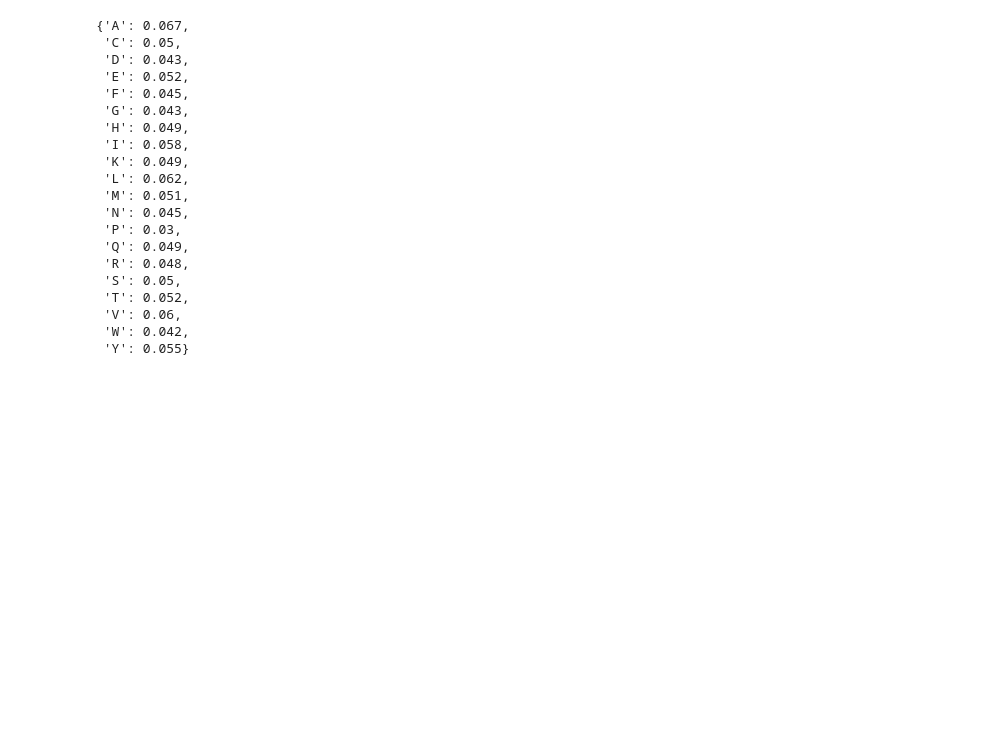
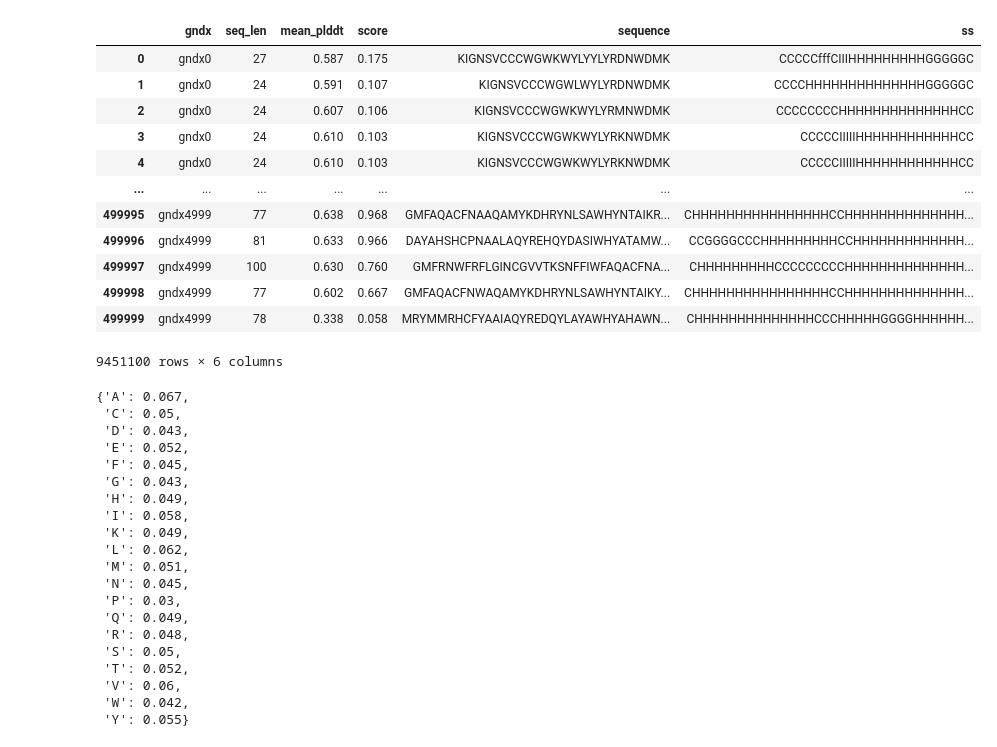
Before and after one commit to sahakyanhk/pfes, a Jupyter notebook: jupyter/psef_stat.ipynb, the cells around one changed output. Cells and saved outputs as stored; diff of their text form; code cells hidden in the pictures; blank space fills up the shorter version.

```diff
--- a/jupyter/psef_stat.ipynb
+++ b/jupyter/psef_stat.ipynb
@@ -14,16 +27,33 @@ d = {'CYS': 'C', 'ASP': 'D', 'SER': 'S', 'GLN': 'Q', 'LYS': 'K',
 # %%
 df = pd.DataFrame()
+resultsdir = '../../SFE_RESULTS/'
+for log in os.listdir(resultsdir):
+    if log.startswith('SFpfes'):
+        print(resultsdir + log + '/progress.log')
+        dftmp = pd.read_csv(resultsdir + log + '/progress.log', sep='\t', comment='#')
+        dftmp = dftmp[['gndx','seq_len','mean_plddt', 'score', 'sequence','ss']]
+        #dftmp = dftmp.groupby('gndx').head(100)
+        df = pd.concat([df, dftmp])
 
-for log in os.listdir('pfes_logs'):
-    if log.startswith('SFpfes'):
-        print(f"concating {log}")
-        dftmp = pd.read_csv('pfes_logs/' + log, sep='\t', comment='#')
-        #dftmp = dftmp.groupby('gndx').head(100)
-    df = pd.concat([df, dftmp])
 
+#log = df
 #log['ndx']  = log.index
 # %%
-log = df
+df
+# %% [output]
+|  | gndx | seq_len | mean_plddt | score | sequence | ss |
+| 0 | gndx0 | 27 | 0.587 | 0.175 | KIGNSVCCCWGWKWYLYYLYRDNWDMK | CCCCCfffCIIIHHHHHHHHHGGGGGC |
+| 1 | gndx0 | 24 | 0.591 | 0.107 | KIGNSVCCCWGWLWYLYRDNWDMK | CCCCHHHHHHHHHHHHHHGGGGGC |
+| 2 | gndx0 | 24 | 0.607 | 0.106 | KIGNSVCCCWGWKWYLYRMNWDMK | CCCCCCCCHHHHHHHHHHHHHHCC |
+| 3 | gndx0 | 24 | 0.610 | 0.103 | KIGNSVCCCWGWKWYLYRKNWDMK | CCCCCIIIIIHHHHHHHHHHHHCC |
+| 4 | gndx0 | 24 | 0.610 | 0.103 | KIGNSVCCCWGWKWYLYRKNWDMK | CCCCCIIIIIHHHHHHHHHHHHCC |
+| ... | ... | ... | ... | ... | ... | ... |
+| 499995 | gndx4999 | 77 | 0.638 | 0.968 | GMFAQACFNAAQAMYKDHRYNLSAWHYNTAIKR... | CHHHHHHHHHHHHHHHHCCHHHHHHHHHHHHHH... |
+| 499996 | gndx4999 | 81 | 0.633 | 0.966 | DAYAHSHCPNAALAQYREHQYDASIWHYATAMW... | CCGGGGCCCHHHHHHHHHCCHHHHHHHHHHHHH... |
+| 499997 | gndx4999 | 100 | 0.630 | 0.760 | GMFRNWFRFLGINCGVVTKSNFFIWFAQACFNA... | CHHHHHHHHHCCCCCCCCCHHHHHHHHHHHHHH... |
+| 499998 | gndx4999 | 77 | 0.602 | 0.667 | GMFAQACFNWAQAMYKDHRYNLSAWHYNTAIKY... | CHHHHHHHHHHHHHHHHCCHHHHHHHHHHHHHH... |
+| 499999 | gndx4999 | 78 | 0.338 | 0.058 | MRYMMRHCFYAAIAQYREDQYLAYAWHYAHAWN... | CHHHHHHHHHHHHHHCCCHHHHHGGGGHHHHHH... |
+9451100 rows × 6 columns
 # %%
 seqstr = log[log.mean_plddt > 0.8].drop_duplicates('sequence').sequence.str
 # %%
```
Also changed, not shown: parts of 1 cell of this notebook, 1 other file.
